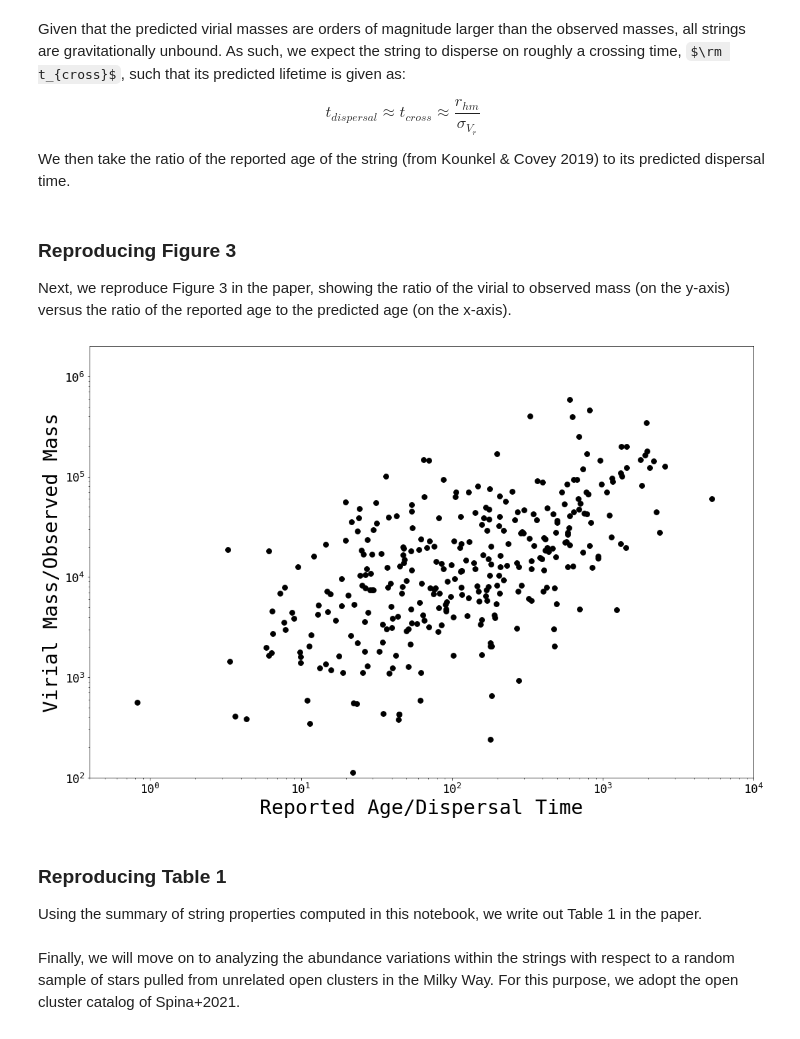
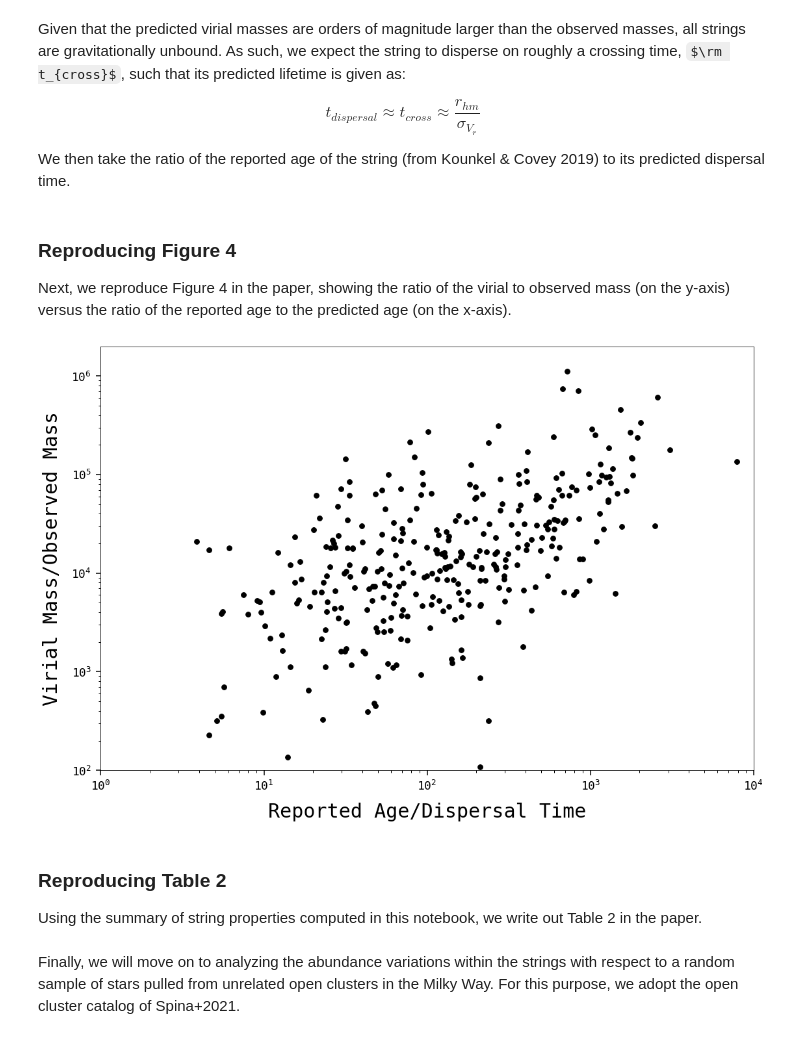
Before and after one commit to catherinezucker/stellar_strings_reexamined, a Jupyter notebook: String_Properties_Zucker_Peek_and_Loebman_2022.ipynb, the cells around one changed output. Drawn from its saved outputs; the diff is of its cells as text; code cells hidden in the pictures; some formulas as TeX source.

```diff
--- a/String_Properties_Zucker_Peek_and_Loebman_2022.ipynb
+++ b/String_Properties_Zucker_Peek_and_Loebman_2022.ipynb
@@ -106,7 +88,7 @@ def calculate_spatial_offset(stellar_index, tstar, tspine, release):
         Table of spine positions for a given string
 
     release: string
-        Gaia release to calculate the offset for ('dr2' or 'edr3')
+        Gaia release to calculate the offset for ('dr2' or 'dr3')
     """
 
     #calculate distance between star and every point in the spine
@@ -163,7 +165,6 @@ Next we will join our derived table of properties computed above with existing p
 # %%
-tsummary['Nstars'] = tstrings['N_']
-
 #convert logAge from Kounkel & Covey 2019 Table 2 to age in Myr
+tsummary['logAge'] = tstrings['logAge'].value
 tsummary['Age'] = (10**tstrings['logAge'].value) / 10**6
 tsummary['Age'] = tsummary['Age'] * u.Myr
 # %% [markdown]
@@ -227,7 +249,7 @@ eta = 1
 
 #convert the Gravitational constant to same units as sigma_VR and r_hm.
 G = constants.G.to('km**2 * pc / M_sun*s**2')
-tsummary['M_virial'] = (tsummary['sigmaVR'].quantity**2 * eta * tsummary['edr3_offset_xyz'].quantity) / G
+tsummary['M_virial'] = (tsummary['sigmaVR_weight'].quantity**2 * eta * tsummary['dr3_offset_xyz'].quantity) / G
 
 print("Average Virial Mass: {:.1e} solar masses".format(np.ma.median(tsummary['M_virial'])))
 # %% [output]
@@ -257,39 +279,39 @@ t_{dispersal} \approx t_{cross} \approx \frac{r_{hm}}{\sigma_{V_r}}
 We then take the ratio of the reported age of the string (from Kounkel & Covey 2019) to its predicted dispersal time.
 # %%
 #compute the dispersal time of the string in Myr using its estimated crossing time
-t_dispersal = tsummary['edr3_offset_xyz'].quantity.to(u.km) / tsummary['sigmaVR'].quantity
+t_dispersal = tsummary['dr3_offset_xyz'].quantity.to(u.km) / tsummary['sigmaVR_weight'].quantity
 tsummary['t_dispersal'] = t_dispersal.to(u.Myr)
 
 #calculate the ratio of the strings reported age over its predicted dynamical lifetime
 tsummary['age_over_dispersal'] =  tsummary['Age'] / tsummary['t_dispersal']
 # %% [markdown]
-### Reproducing Figure 3
+### Reproducing Figure 4
 
-Next, we reproduce Figure 3 in the paper, showing the ratio of the virial to observed mass (on the y-axis) versus the ratio of the reported age to the predicted age (on the x-axis).
+Next, we reproduce Figure 4 in the paper, showing the ratio of the virial to observed mass (on the y-axis) versus the ratio of the reported age to the predicted age (on the x-axis).
 # %%
 fig,ax = plt.subplots(1,figsize = (18,12))
 
-ax.scatter(tsummary['age_over_dispersal'],tsummary['M_virial']/tsummary['M_observed'],s=60,c='k')
+ax.scatter(tsummary['age_over_dispersal'],tsummary['M_virial_over_observed'],s=60,c='k')
 
 ax.set_xscale('log')
 ax.set_yscale('log')
 
-ax.set_xlim(10**-0.4,10**4)
+ax.set_xlim(10**0,10**4)
 ax.set_ylim(10**2,10**6.3)
 
 ax.set_xlabel("Reported Age/Dispersal Time",fontsize=30)
 ax.set_ylabel('Virial Mass/Observed Mass',fontsize=30)
 
 plt.xticks(fontsize=18)
 plt.yticks(fontsize=18)
 
-plt.savefig("Figure3.png",bbox_inches='tight',dpi=300)
+plt.savefig("Figure4.png",bbox_inches='tight',dpi=300)
 # %% [output]
-[figure, old version]
+[figure, new version]
 # %% [markdown]
-### Reproducing Table 1
+### Reproducing Table 2
 
-Using the summary of string properties computed in this notebook, we write out Table 1 in the paper.
+Using the summary of string properties computed in this notebook, we write out Table 2 in the paper.
 # %%
 #new compiled table for exporting to latex.
 tlatex = Table(masked=True)
```
Also changed, not shown: parts of 20 cells of this notebook, 5 other files.
